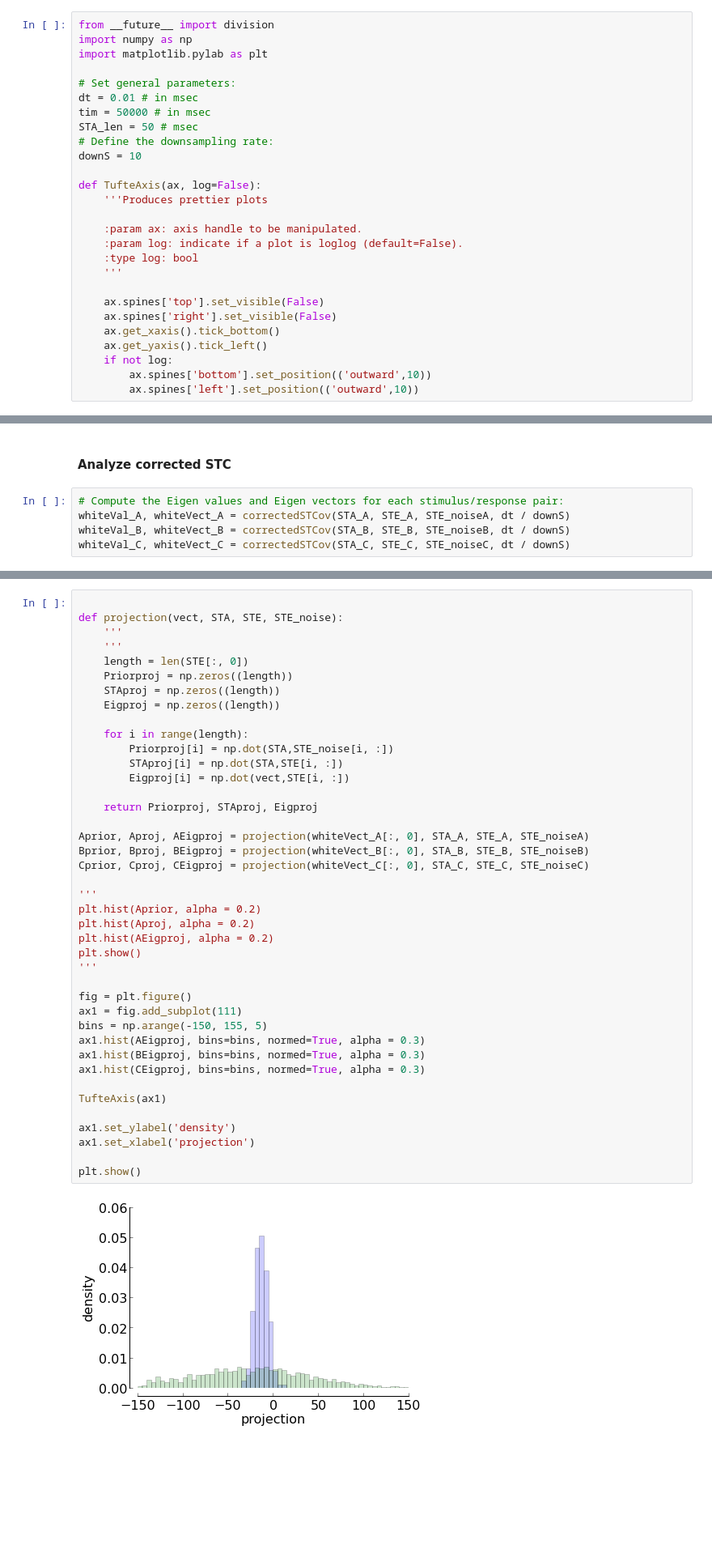
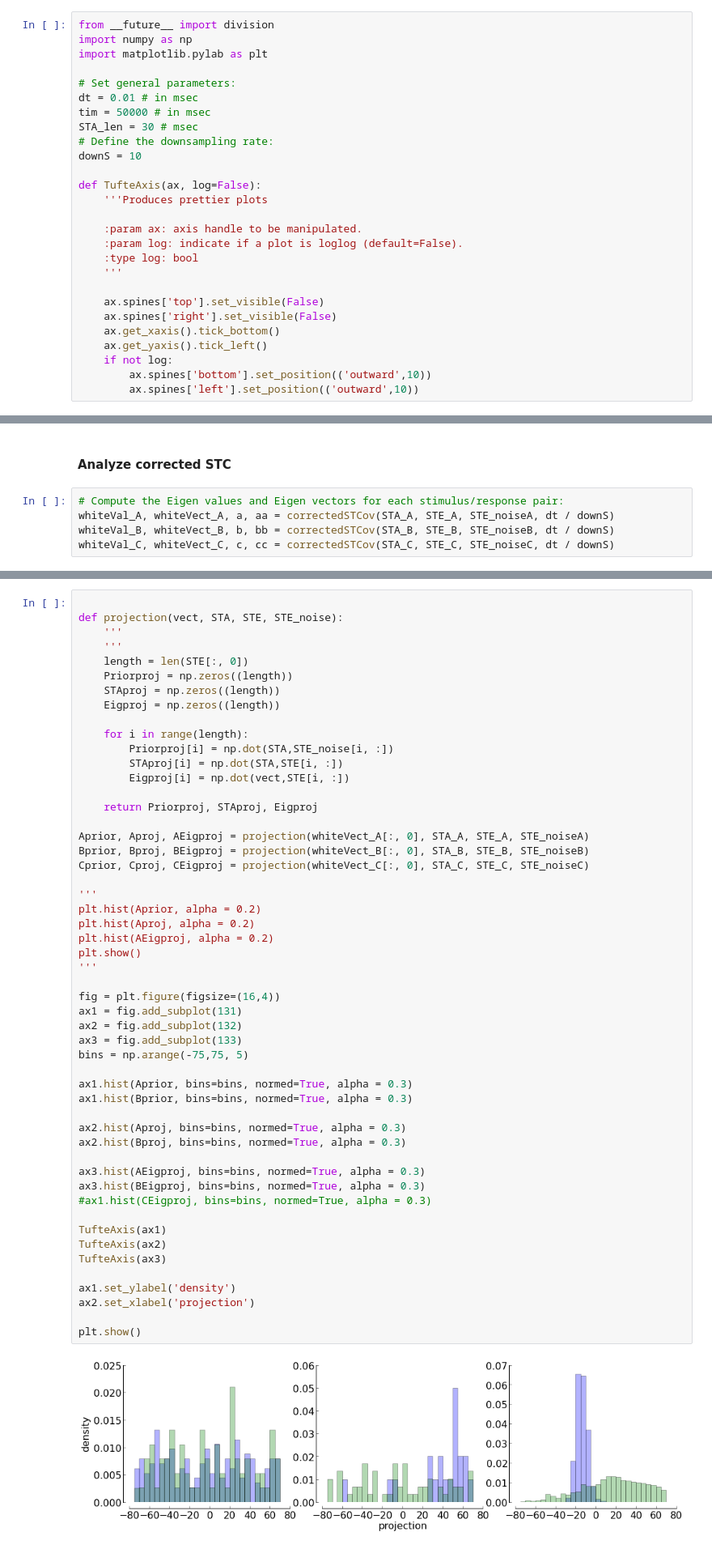
Before and after one commit to bps10/bps10.github.com, a Jupyter notebook: notebooks/Natural scenes.ipynb, the cells around one changed output, grey strips where cells are left out. Shown: that part at 81% size. Saved outputs shown, nothing was run; the diff lists cells and outputs as text; blank space fills up the shorter version.

```diff
--- a/notebooks/Natural scenes.ipynb
+++ b/notebooks/Natural scenes.ipynb
@@ -41,7 +37,7 @@ import matplotlib.pylab as plt
 # Set general parameters:
 dt = 0.01 # in msec
 tim = 50000 # in msec
-STA_len = 50 # msec
+STA_len = 30 # msec
 # Define the downsampling rate:
 downS = 10
 
@@ -744,9 +711,9 @@ def correctedSTCov(STA, STE, STE_noise, dt):
 #### Analyze corrected STC
 # %%
 # Compute the Eigen values and Eigen vectors for each stimulus/response pair:
-whiteVal_A, whiteVect_A = correctedSTCov(STA_A, STE_A, STE_noiseA, dt / downS)
-whiteVal_B, whiteVect_B = correctedSTCov(STA_B, STE_B, STE_noiseB, dt / downS)
-whiteVal_C, whiteVect_C = correctedSTCov(STA_C, STE_C, STE_noiseC, dt / downS)
+whiteVal_A, whiteVect_A, a, aa = correctedSTCov(STA_A, STE_A, STE_noiseA, dt / downS)
+whiteVal_B, whiteVect_B, b, bb = correctedSTCov(STA_B, STE_B, STE_noiseB, dt / downS)
+whiteVal_C, whiteVect_C, c, cc = correctedSTCov(STA_C, STE_C, STE_noiseC, dt / downS)
 # %%
 # plot Eigen value spectrum:
 fig = plt.figure(figsize=(12,8))
@@ -801,41 +772,52 @@ def projection(vect, STA, STE, STE_noise):
     length = len(STE[:, 0])
     Priorproj = np.zeros((length))
     STAproj = np.zeros((length))
     Eigproj = np.zeros((length))
 
     for i in range(length):
         Priorproj[i] = np.dot(STA,STE_noise[i, :])
         STAproj[i] = np.dot(STA,STE[i, :])
         Eigproj[i] = np.dot(vect,STE[i, :])
 
     return Priorproj, STAproj, Eigproj
 
 Aprior, Aproj, AEigproj = projection(whiteVect_A[:, 0], STA_A, STE_A, STE_noiseA)
 Bprior, Bproj, BEigproj = projection(whiteVect_B[:, 0], STA_B, STE_B, STE_noiseB)
 Cprior, Cproj, CEigproj = projection(whiteVect_C[:, 0], STA_C, STE_C, STE_noiseC)
 
 '''
 plt.hist(Aprior, alpha = 0.2)
 plt.hist(Aproj, alpha = 0.2)
 plt.hist(AEigproj, alpha = 0.2)
 plt.show()
 '''
 
-fig = plt.figure()
-ax1 = fig.add_subplot(111)
-bins = np.arange(-150, 155, 5)
-ax1.hist(AEigproj, bins=bins, normed=True, alpha = 0.3)
-ax1.hist(BEigproj, bins=bins, normed=True, alpha = 0.3)
-ax1.hist(CEigproj, bins=bins, normed=True, alpha = 0.3)
+fig = plt.figure(figsize=(16,4))
+ax1 = fig.add_subplot(131)
+ax2 = fig.add_subplot(132)
+ax3 = fig.add_subplot(133)
+bins = np.arange(-75,75, 5)
+
+ax1.hist(Aprior, bins=bins, normed=True, alpha = 0.3)
+ax1.hist(Bprior, bins=bins, normed=True, alpha = 0.3)
+
+ax2.hist(Aproj, bins=bins, normed=True, alpha = 0.3)
+ax2.hist(Bproj, bins=bins, normed=True, alpha = 0.3)
+
+ax3.hist(AEigproj, bins=bins, normed=True, alpha = 0.3)
+ax3.hist(BEigproj, bins=bins, normed=True, alpha = 0.3)
+#ax1.hist(CEigproj, bins=bins, normed=True, alpha = 0.3)
 
 TufteAxis(ax1)
+TufteAxis(ax2)
+TufteAxis(ax3)
 
 ax1.set_ylabel('density')
-ax1.set_xlabel('projection')
+ax2.set_xlabel('projection')
 
 plt.show()
 # %% [output]
-[figure, old version]
+[figure, new version]
 # %% [markdown]
 ### Conclusions
 ***
```
Also changed, not shown: parts of 17 cells of this notebook.
